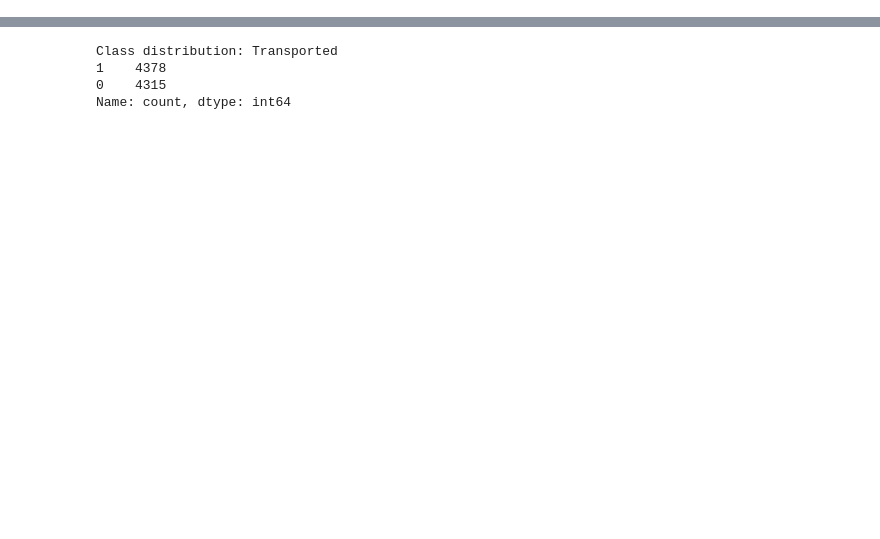
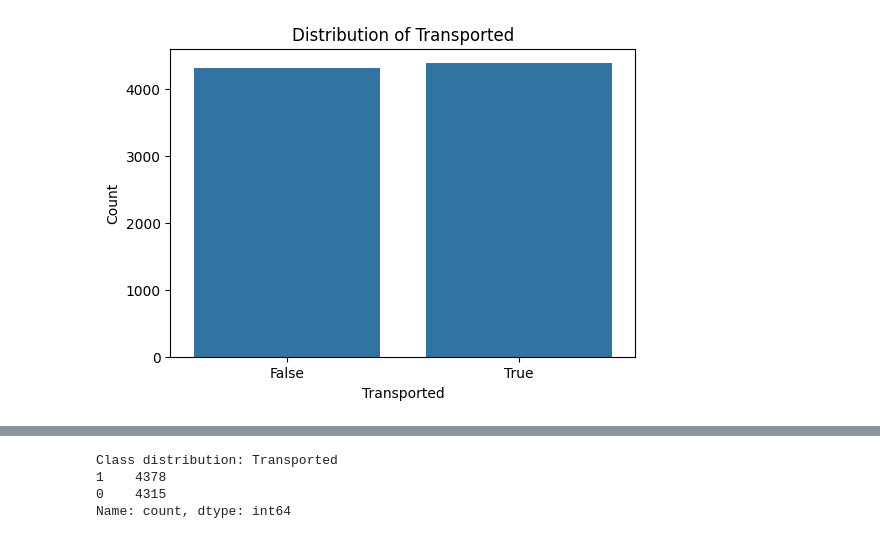
Before and after one commit to kagglechallengegroup18/Kaggle_Spaceship_Titanic, a Jupyter notebook: CATBoost.ipynb, the cells around one changed output, grey strips where cells are left out. Cells and saved outputs as stored; diff of their text form; code cells hidden in the pictures; blank space fills up the shorter version.

Commit message:
category_encoders changes
Kaggle Score: 0.80921

```diff
--- a/CATBoost.ipynb
+++ b/CATBoost.ipynb
@@ -51,3 +57,10 @@ from category_encoders import TargetEncoder
+# %%
+# Load data
+datapath_train = "https://raw.githubusercontent.com/kagglechallengegroup18/Kaggle_Spaceship_Titanic/refs/heads/main/train.csv"
+train_data = pd.read_csv(datapath_train)
+
+datapath_test="https://raw.githubusercontent.com/kagglechallengegroup18/Kaggle_Spaceship_Titanic/refs/heads/main/test.csv"
+test_data = pd.read_csv(datapath_test)
 # %%
 # Handle missing values
 for col in ['Age', 'RoomService', 'FoodCourt', 'ShoppingMall', 'Spa', 'VRDeck']:
@@ -89,9 +102,9 @@ test_data['CryoSleep_Binary'] = test_data['CryoSleep'].map({'True': 1, 'False':
 train_data['CryoSpendInteraction'] = train_data['CryoSleep_Binary'] * train_data['TotalSpend']
 test_data['CryoSpendInteraction'] = test_data['CryoSleep_Binary'] * test_data['TotalSpend']
 # %%
-# Polynomial features
+# Polynomial features (reduced to key variables)
 poly = PolynomialFeatures(degree=2, include_bias=False)
-poly_features = ['Age', 'TotalSpend', 'Num']
+poly_features = ['Age', 'TotalSpend']
 poly_train = poly.fit_transform(train_data[poly_features])
 poly_test = poly.transform(test_data[poly_features])
 poly_columns = [f'poly_{i}' for i in range(poly_train.shape[1])]
@@ -99,0 +138,10 @@ test_data[poly_columns] = poly_test
+# %%
+# Visualize target distribution
+plt.figure(figsize=(6, 4))
+sns.countplot(x='Transported', data=train_data)
+plt.title('Distribution of Transported')
+plt.xlabel('Transported')
+plt.ylabel('Count')
+plt.show()
+# %% [output]
+[figure, added]
```
Also changed, not shown: parts of 21 cells of this notebook.
